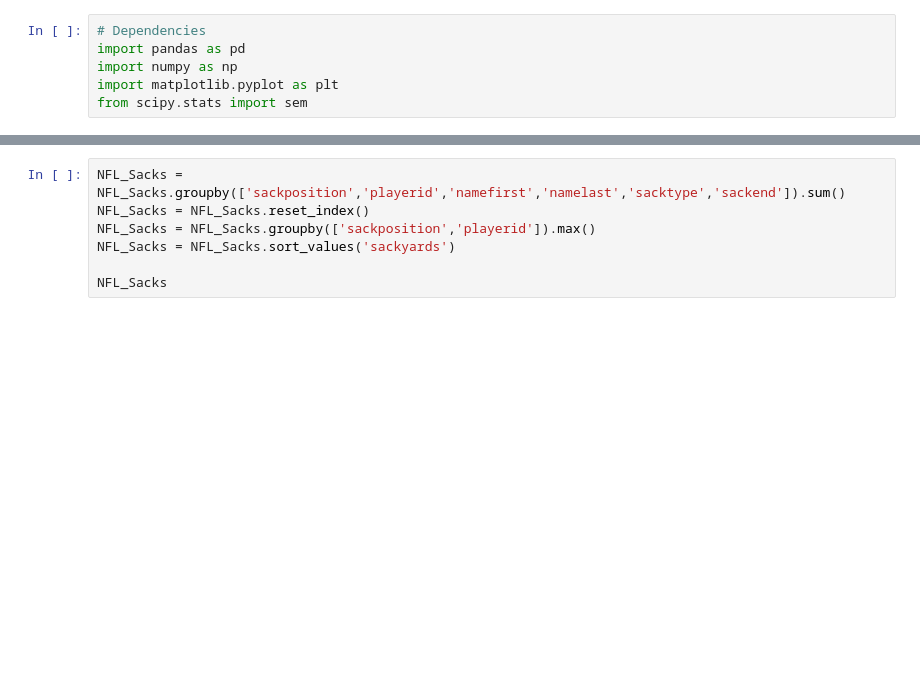
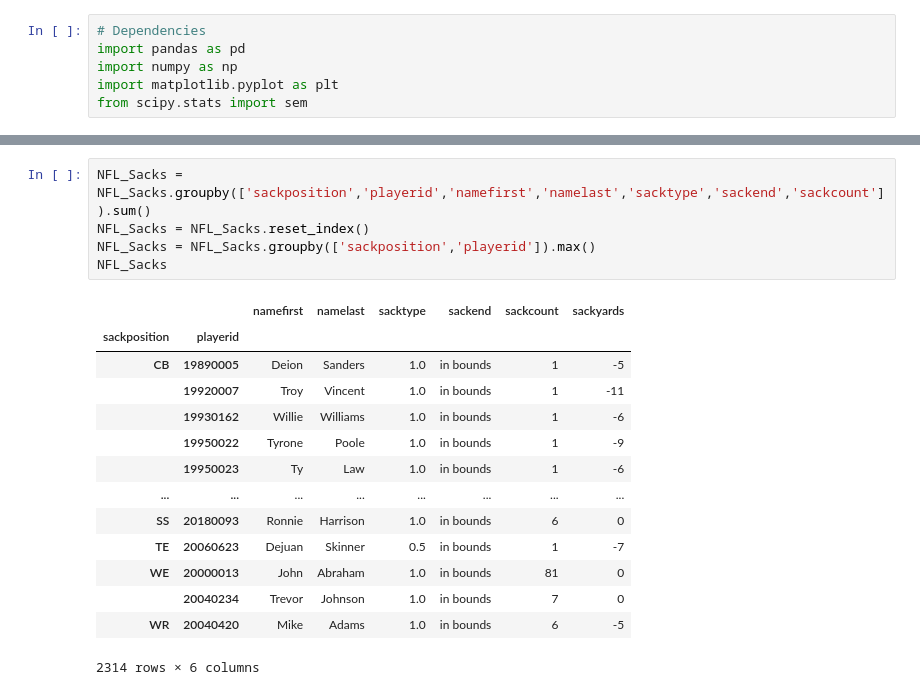
Before and after one commit to grahamendean/ETL-Project, a Jupyter notebook: Code/NFL_Analysis.ipynb, the cells around one changed output, grey strips where cells are left out. Drawn from its saved outputs; the diff is of its cells as text; blank space fills up the shorter version.

```diff
--- a/Code/NFL_Analysis.ipynb
+++ b/Code/NFL_Analysis.ipynb
@@ -99,7 +99,20 @@ NFL_Sacks = pd.read_csv(sacks_csv_path)
 # %%
-NFL_Sacks = NFL_Sacks.groupby(['sackposition','playerid','namefirst','namelast','sacktype','sackend']).sum()
+NFL_Sacks = NFL_Sacks.groupby(['sackposition','playerid','namefirst','namelast','sacktype','sackend','sackcount']).sum()
 NFL_Sacks = NFL_Sacks.reset_index()
 NFL_Sacks = NFL_Sacks.groupby(['sackposition','playerid']).max()
-NFL_Sacks = NFL_Sacks.sort_values('sackyards')
-
 NFL_Sacks
+# %% [output]
+|  |  | namefirst | namelast | sacktype | sackend | sackcount | sackyards |
+| sackposition | playerid |  |  |  |  |  |  |
+| CB | 19890005 | Deion | Sanders | 1.0 | in bounds | 1 | -5 |
+|  | 19920007 | Troy | Vincent | 1.0 | in bounds | 1 | -11 |
+|  | 19930162 | Willie | Williams | 1.0 | in bounds | 1 | -6 |
+|  | 19950022 | Tyrone | Poole | 1.0 | in bounds | 1 | -9 |
+|  | 19950023 | Ty | Law | 1.0 | in bounds | 1 | -6 |
+| ... | ... | ... | ... | ... | ... | ... | ... |
+| SS | 20180093 | Ronnie | Harrison | 1.0 | in bounds | 6 | 0 |
+| TE | 20060623 | Dejuan | Skinner | 0.5 | in bounds | 1 | -7 |
+| WE | 20000013 | John | Abraham | 1.0 | in bounds | 81 | 0 |
+|  | 20040234 | Trevor | Johnson | 1.0 | in bounds | 7 | 0 |
+| WR | 20040420 | Mike | Adams | 1.0 | in bounds | 6 | -5 |
+2314 rows × 6 columns
```
Also changed, not shown: parts of 8 cells of this notebook.
